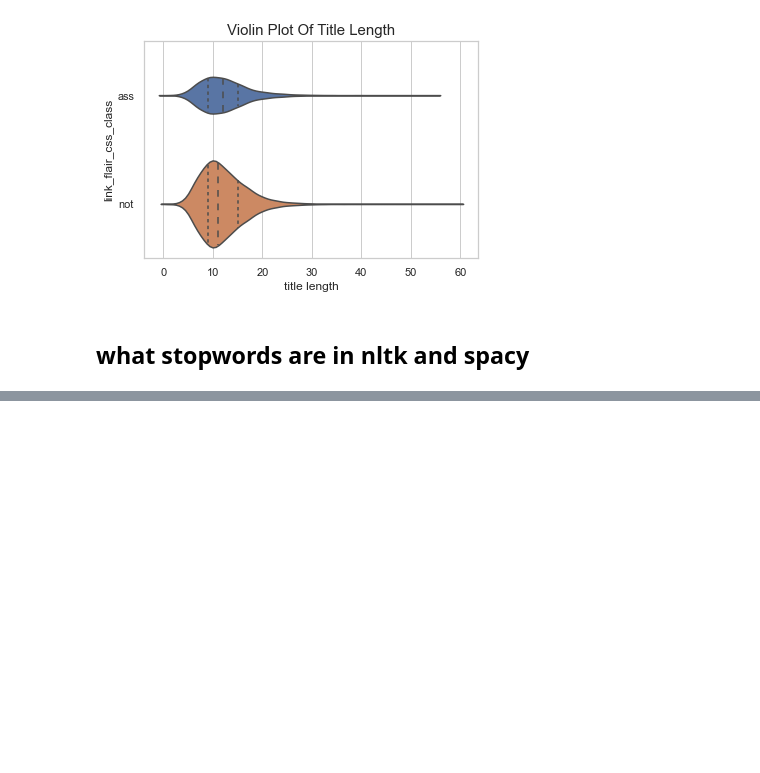
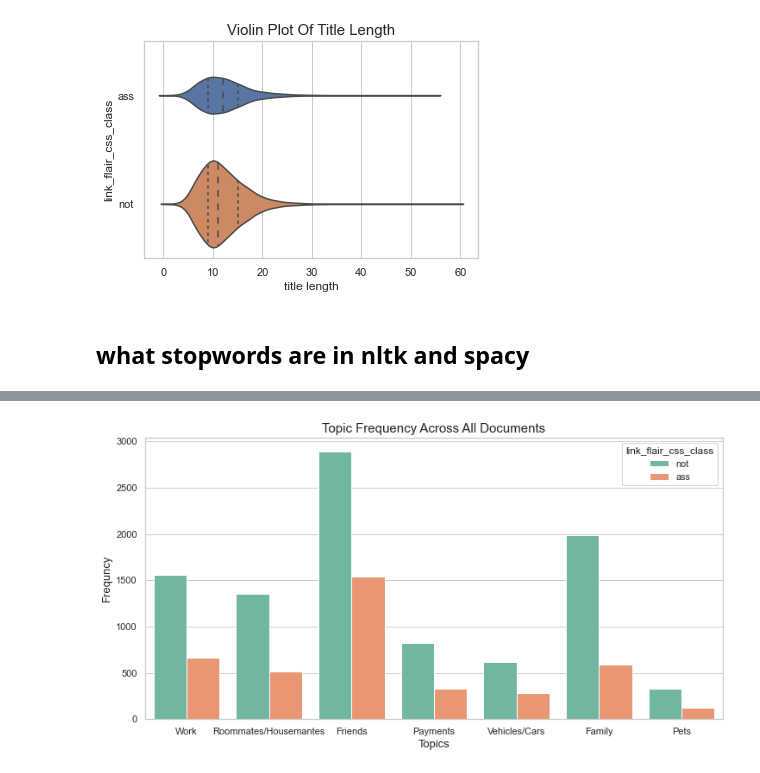
Before and after one commit to yahoyoungho/AITA-Analysis, a Jupyter notebook: Data Prep.ipynb, the cells around one changed output, grey strips where cells are left out. Cells and saved outputs as stored; diff of their text form; code cells hidden in the pictures; blank space fills up the shorter version.

```diff
--- a/Data Prep.ipynb
+++ b/Data Prep.ipynb
@@ -361,0 +275,9 @@ tokens_wo_sw
+# %%
+# text cleaning and preprocessing using spacy
+nlp = spacy.load("en_core_web_sm")
+new_selftxt= []
+for doc in nlp.pipe(df_meta["new_selftext"].values):
+    new_selftxt.append(" ".join([token.lemma_.lower() for token in doc if not token.is_stop and
+                    not token.is_punct and not token.is_space and
+                    token.ent_type_ not in ["PERSON","GPE","ORG"] and token.pos_ != "NUM"])        )
+df_meta["new_selftext_tokens"] = new_selftxt
@@ -361,0 +343,11 @@ tokens_wo_sw
+# %%
+count_vectorizer = feature_extraction.text.CountVectorizer(stop_words=list(meta_sw))
+
+tfidf_vectorizer = feature_extraction.text.TfidfVectorizer(strip_accents = "unicode",
+        stop_words = list(meta_sw),
+        norm = "l2",  #‘l2’: Sum of squares of vector elements is 1.
+        #The cosine similarity between two vectors is their dot product when
+        #l2 norm has been applied.
+        )
+count_vecs= count_vectorizer.fit_transform(df_meta["new_selftext_tokens"].values)
+tfidf_vecs = tfidf_vectorizer.fit_transform(df_meta["new_selftext_tokens"].values)
@@ -361,0 +389,11 @@ tokens_wo_sw
+# %%
+count_nmf_model = decomposition.NMF(7, max_iter = 1000)
+tfidf_nmf_model = decomposition.NMF(7, max_iter = 1000)
+count_vec_topics = count_nmf_model.fit_transform(count_vecs)
+tfidf_vec_topics = tfidf_nmf_model.fit_transform(tfidf_vecs)
+# %%
+df_meta["tfidf_topic_labels"] = tfidf_vec_topics.argmax(axis=1)
+# give actual name of topics
+tfidf_vec_topic_dict = {0: "Family", 1:"Friends", 2:"Pets", 3:"Work", 4:"Payments", 5:"Vehicles/Cars", 6:"Roommates/Housemantes"}
+df_meta["tfidf_topic_class"] = df_meta["tfidf_topic_labels"].apply(lambda x: tfidf_vec_topic_dict[x])
+df_meta["tfidf_topic_class"]
@@ -361,0 +413,10 @@ tokens_wo_sw
+# %%
+# check what topics are appeared in two classes
+plt.figure(figsize=(12,6))
+plt.title("topic frequency across all documents".title(), fontsize=15)
+sns.countplot(data=df_meta, x="tfidf_topic_class", hue="link_flair_css_class", palette="Set2", hue_order = ["not","ass"]);
+plt.xlabel("Topics", fontsize=13);
+plt.ylabel("Frequncy", fontsize=13);
+plt.savefig("src/img/topic_freq_across_docs.png", dpi=300, transparent=True);
+# %% [output]
+[figure, added]
```
Also changed, not shown: parts of 71 cells of this notebook, 1 other file.
